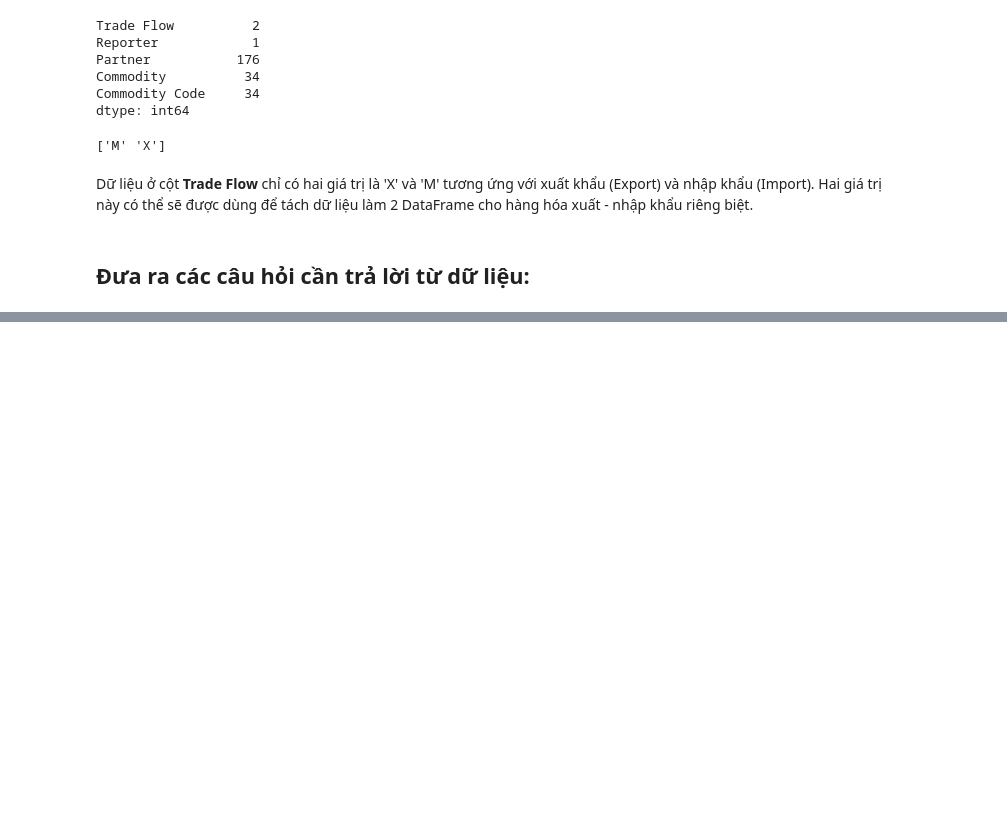
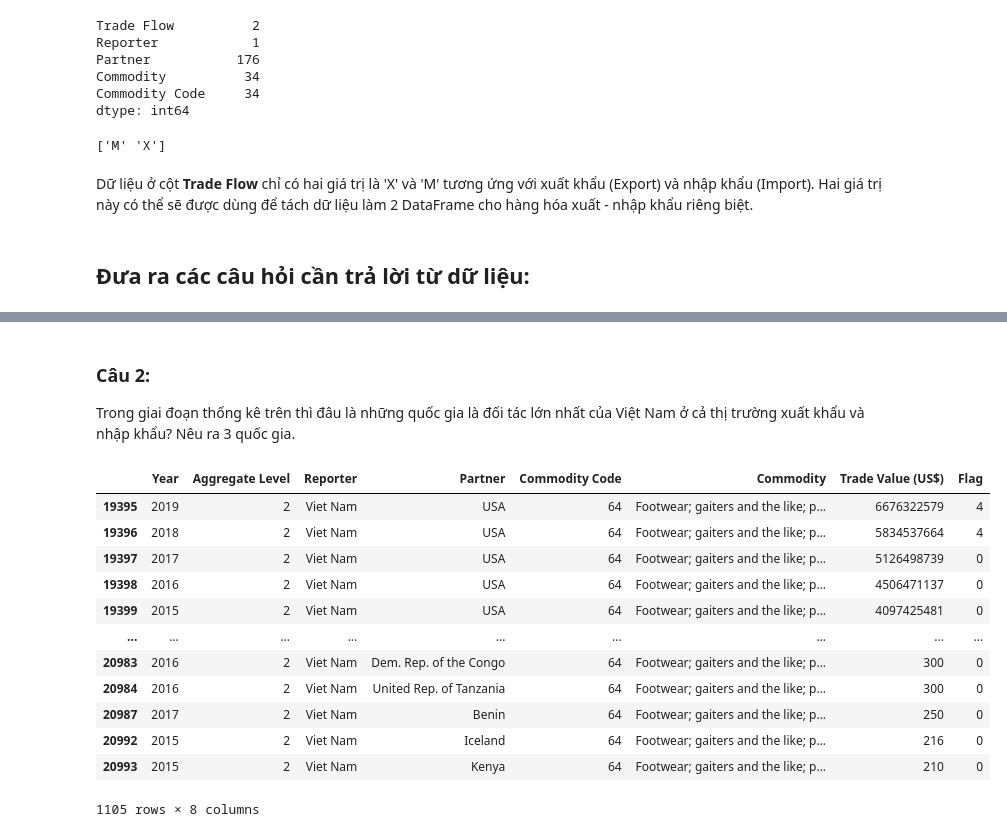
Before and after one commit to quangkhanh77/LTKHDL, a Jupyter notebook: 1712521-DuongHoangQuangKhanh.ipynb, the cells around one changed output, grey strips where cells are left out. Cells and saved outputs as stored; diff of their text form; code cells hidden in the pictures; blank space fills up the shorter version.

```diff
--- a/1712521-DuongHoangQuangKhanh.ipynb
+++ b/1712521-DuongHoangQuangKhanh.ipynb
@@ -194,0 +198,4 @@ Dữ liệu ở cột **Trade Flow** chỉ có hai giá trị là 'X' và 'M' t
+# %%
+export_df = data[data["Trade Flow"] == 'X']
+export_df=export_df.drop(labels="Trade Flow", axis=1)
+export_df.head()
@@ -212,0 +246,19 @@ Mã các loại mặt hàng:  {64, 70, 39, 85, 27, 94}
+# %% [markdown]
+### Câu 2:
+Trong giai đoạn thống kê trên thì đâu là những quốc gia là đối tác lớn nhất của Việt Nam ở cả thị trường xuất khẩu và nhập khẩu? Nêu ra 3 quốc gia.
+# %%
+export_df[export_df["Commodity Code"]==64]
+# %% [output]
+|  | Year | Aggregate Level | Reporter | Partner | Commodity Code | Commodity | Trade Value (US$) | Flag |
+| 19395 | 2019 | 2 | Viet Nam | USA | 64 | Footwear; gaiters and the like; p... | 6676322579 | 4 |
+| 19396 | 2018 | 2 | Viet Nam | USA | 64 | Footwear; gaiters and the like; p... | 5834537664 | 4 |
+| 19397 | 2017 | 2 | Viet Nam | USA | 64 | Footwear; gaiters and the like; p... | 5126498739 | 0 |
+| 19398 | 2016 | 2 | Viet Nam | USA | 64 | Footwear; gaiters and the like; p... | 4506471137 | 0 |
+| 19399 | 2015 | 2 | Viet Nam | USA | 64 | Footwear; gaiters and the like; p... | 4097425481 | 0 |
+| ... | ... | ... | ... | ... | ... | ... | ... | ... |
+| 20983 | 2016 | 2 | Viet Nam | Dem. Rep. of the Congo | 64 | Footwear; gaiters and the like; p... | 300 | 0 |
+| 20984 | 2016 | 2 | Viet Nam | United Rep. of Tanzania | 64 | Footwear; gaiters and the like; p... | 300 | 0 |
+| 20987 | 2017 | 2 | Viet Nam | Benin | 64 | Footwear; gaiters and the like; p... | 250 | 0 |
+| 20992 | 2015 | 2 | Viet Nam | Iceland | 64 | Footwear; gaiters and the like; p... | 216 | 0 |
+| 20993 | 2015 | 2 | Viet Nam | Kenya | 64 | Footwear; gaiters and the like; p... | 210 | 0 |
+1105 rows × 8 columns
```
Also changed, not shown: parts of 7 cells of this notebook.
